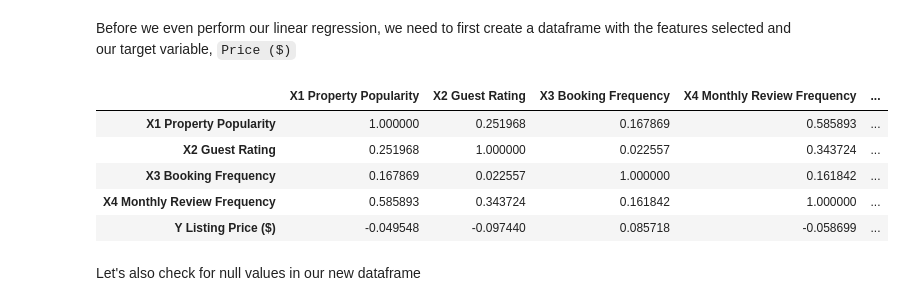
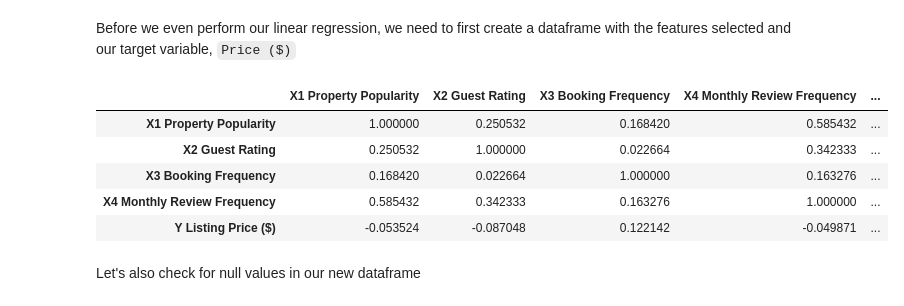
Before and after one commit to theorignalmapdcodex/dtk530-eye-twelve, a Jupyter notebook: dtk530_i12_aic-wl.ipynb, the cells around one changed output. Drawn from its saved outputs; the diff is of its cells as text; code cells hidden in the pictures.

```diff
--- a/dtk530_i12_aic-wl.ipynb
+++ b/dtk530_i12_aic-wl.ipynb
@@ -272,21 +274,28 @@ the_airbnb_data = the_airbnb_data.rename(columns={
 # %%
 # Creating the dataframe with the selected features (X1 - X4) and target variable (Y)
 features = ['X1 Property Popularity', 'X2 Guest Rating', 'X3 Booking Frequency', 'X4 Monthly Review Frequency']
 target = 'Y Listing Price ($)'
 abnb_features_target = the_airbnb_data[features + [target]]
 
+
+# To get good inference for our data (and achieve some form of linearity), let's drop rows where 'Y Listing Price ($)' is greater than 1000
+# The '1000' value can be changed to study the spread of data points on the correlation graph
+#Also, this line of code can be commented to get the original spread of the data which has a lot of outliers
+abnb_features_target = abnb_features_target[abnb_features_target['Y Listing Price ($)'] <= 1000]
+
+
 # Calculate the correlation matrix
 correlation_matrix = abnb_features_target.corr()
 
 # Display the correlation matrix
 correlation_matrix
 # %% [output]
 |  | X1 Property Popularity | X2 Guest Rating | X3 Booking Frequency | X4 Monthly Review Frequency | ... |
-| X1 Property Popularity | 1.000000 | 0.251968 | 0.167869 | 0.585893 | ... |
-| X2 Guest Rating | 0.251968 | 1.000000 | 0.022557 | 0.343724 | ... |
-| X3 Booking Frequency | 0.167869 | 0.022557 | 1.000000 | 0.161842 | ... |
-| X4 Monthly Review Frequency | 0.585893 | 0.343724 | 0.161842 | 1.000000 | ... |
-| Y Listing Price ($) | -0.049548 | -0.097440 | 0.085718 | -0.058699 | ... |
+| X1 Property Popularity | 1.000000 | 0.250532 | 0.168420 | 0.585432 | ... |
+| X2 Guest Rating | 0.250532 | 1.000000 | 0.022664 | 0.342333 | ... |
+| X3 Booking Frequency | 0.168420 | 0.022664 | 1.000000 | 0.163276 | ... |
+| X4 Monthly Review Frequency | 0.585432 | 0.342333 | 0.163276 | 1.000000 | ... |
+| Y Listing Price ($) | -0.053524 | -0.087048 | 0.122142 | -0.049871 | ... |
 # %% [markdown]
 Let's also check for null values in our new dataframe
 # %%
```
Also changed, not shown: parts of 51 cells of this notebook.
